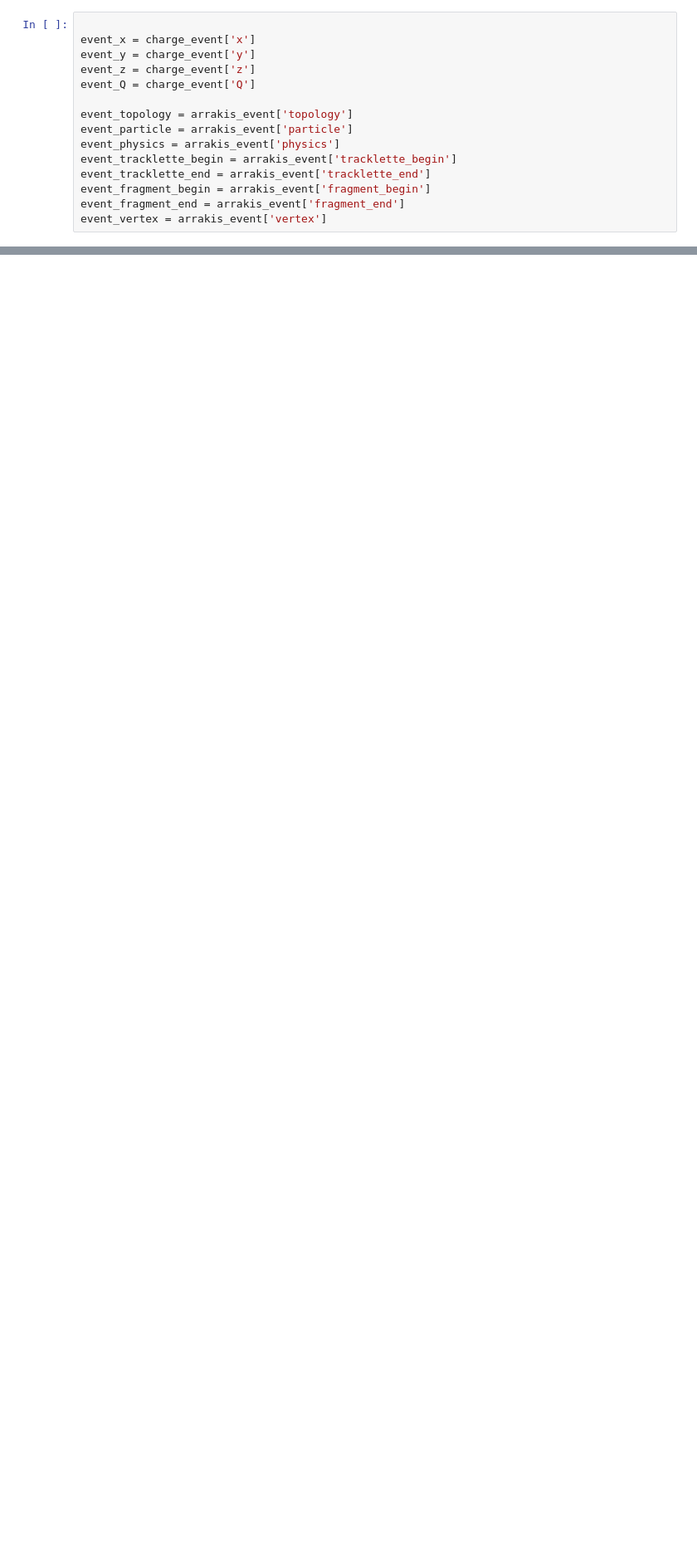
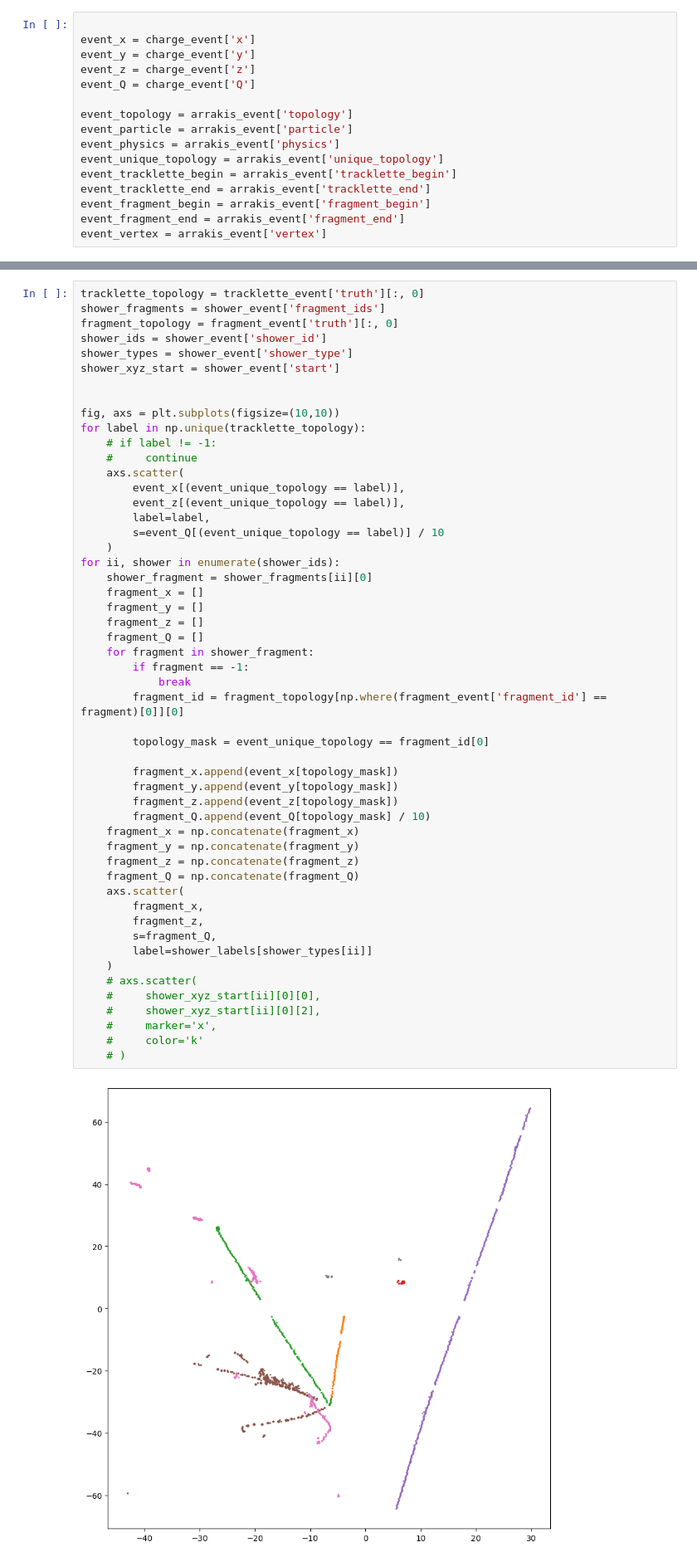
Before and after one commit to Neutron-Calibration-in-DUNE/ArrakisND, a Jupyter notebook: notebooks/test_arrakis.ipynb, the cells around one changed output, grey strips where cells are left out. Shown at 83% size. Cells and saved outputs as stored; diff of their text form; blank space fills up the shorter version.

```diff
--- a/notebooks/test_arrakis.ipynb
+++ b/notebooks/test_arrakis.ipynb
@@ -97,6 +111,7 @@ event_Q = charge_event['Q']
 event_topology = arrakis_event['topology']
 event_particle = arrakis_event['particle']
 event_physics = arrakis_event['physics']
+event_unique_topology = arrakis_event['unique_topology']
 event_tracklette_begin = arrakis_event['tracklette_begin']
 event_tracklette_end = arrakis_event['tracklette_end']
 event_fragment_begin = arrakis_event['fragment_begin']
@@ -146,0 +162,54 @@ plt.legend()
+# %%
+tracklette_topology = tracklette_event['truth'][:, 0]
+shower_fragments = shower_event['fragment_ids']
+fragment_topology = fragment_event['truth'][:, 0]
+shower_ids = shower_event['shower_id']
+shower_types = shower_event['shower_type']
+shower_xyz_start = shower_event['start']
+
+
+fig, axs = plt.subplots(figsize=(10,10))
+for label in np.unique(tracklette_topology):
+    # if label != -1:
+    #     continue
+    axs.scatter(
+        event_x[(event_unique_topology == label)],
+        event_z[(event_unique_topology == label)],
+        label=label,
+        s=event_Q[(event_unique_topology == label)] / 10
+    )
+for ii, shower in enumerate(shower_ids):
+    shower_fragment = shower_fragments[ii][0]
+    fragment_x = []
+    fragment_y = []
+    fragment_z = []
+    fragment_Q = []
+    for fragment in shower_fragment:
+        if fragment == -1:
+            break
+        fragment_id = fragment_topology[np.where(fragment_event['fragment_id'] == fragment)[0]][0]
+
+        topology_mask = event_unique_topology == fragment_id[0]
+
+        fragment_x.append(event_x[topology_mask])
+        fragment_y.append(event_y[topology_mask])
+        fragment_z.append(event_z[topology_mask])
+        fragment_Q.append(event_Q[topology_mask] / 10)
+    fragment_x = np.concatenate(fragment_x)
+    fragment_y = np.concatenate(fragment_y)
+    fragment_z = np.concatenate(fragment_z)
+    fragment_Q = np.concatenate(fragment_Q)
+    axs.scatter(
+        fragment_x,
+        fragment_z,
+        s=fragment_Q,
+        label=shower_labels[shower_types[ii]]
+    )
+    # axs.scatter(
+    #     shower_xyz_start[ii][0][0],
+    #     shower_xyz_start[ii][0][2],
+    #     marker='x',
+    #     color='k'
+    # )
+# %% [output]
+[figure, added]
```
Also changed, not shown: parts of 11 cells of this notebook, 3 other files.
